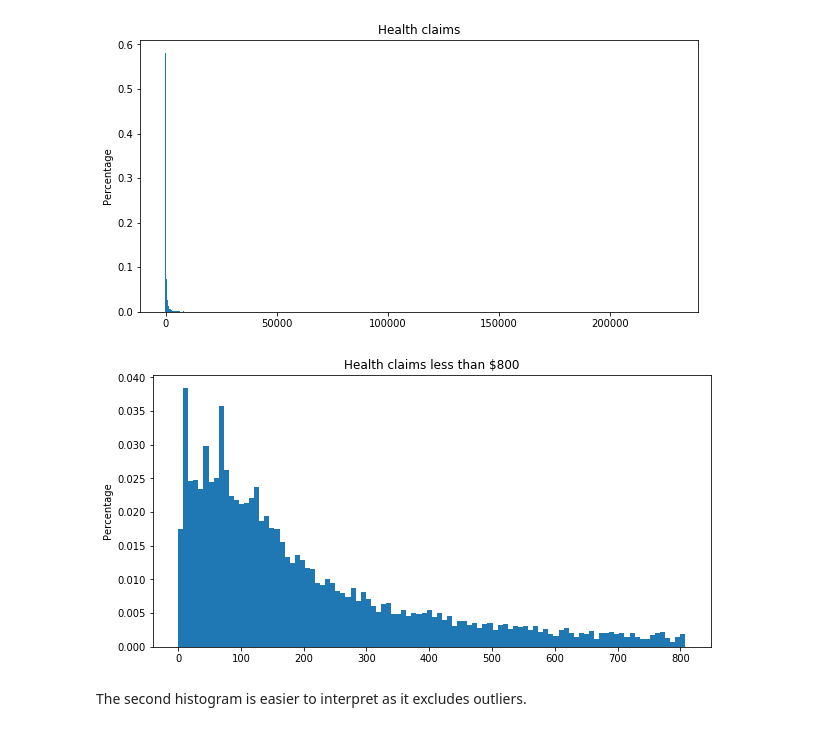
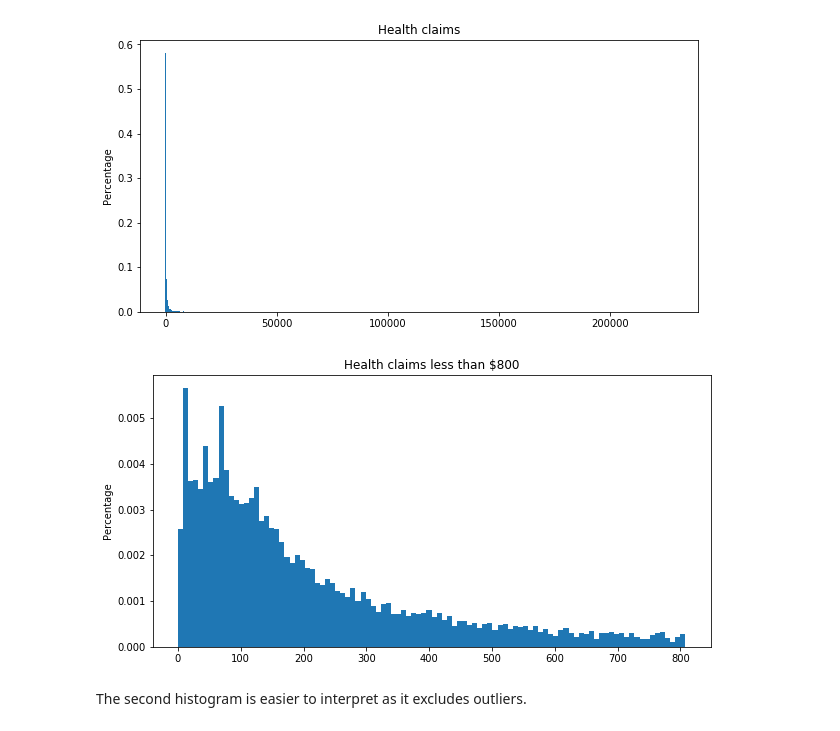
Before and after one commit to natashawatkins/BootCamp2018, a Jupyter notebook: Probsets/Econ/Probset5/structural-estimation.ipynb, the cells around one changed output. Saved outputs shown, nothing was run; the diff lists cells and outputs as text; code cells hidden in the pictures.

```diff
--- a/Probsets/Econ/Probset5/structural-estimation.ipynb
+++ b/Probsets/Econ/Probset5/structural-estimation.ipynb
@@ -40,16 +40,16 @@ plt.show()
 # %% [output]
 [figure]
 # %%
-hist_new, bins_new = np.histogram(claims[claims <= 800].dropna(), bins=100)
-hist_new = hist_new / hist.sum()
+hist_new, bins_new = np.histogram(claims[claims <= 800].dropna(), bins=100, density=True)
+# hist_new = hist_new / hist.sum()
 plt.figure(figsize=(10, 5))
 plt.bar(np.linspace(bins_new.min(), bins_new.max(), len(hist_new)),
         hist_new, width=bins_new[1]+0.1, align='edge')
 plt.title('Health claims less than $800')
 plt.ylabel('Percentage')
 plt.show()
 # %% [output]
-[figure, old version]
+[figure, new version]
 # %% [markdown]
 The second histogram is easier to interpret as it excludes outliers.
 # %% [markdown]
```
Also changed, not shown: 2 other files.
